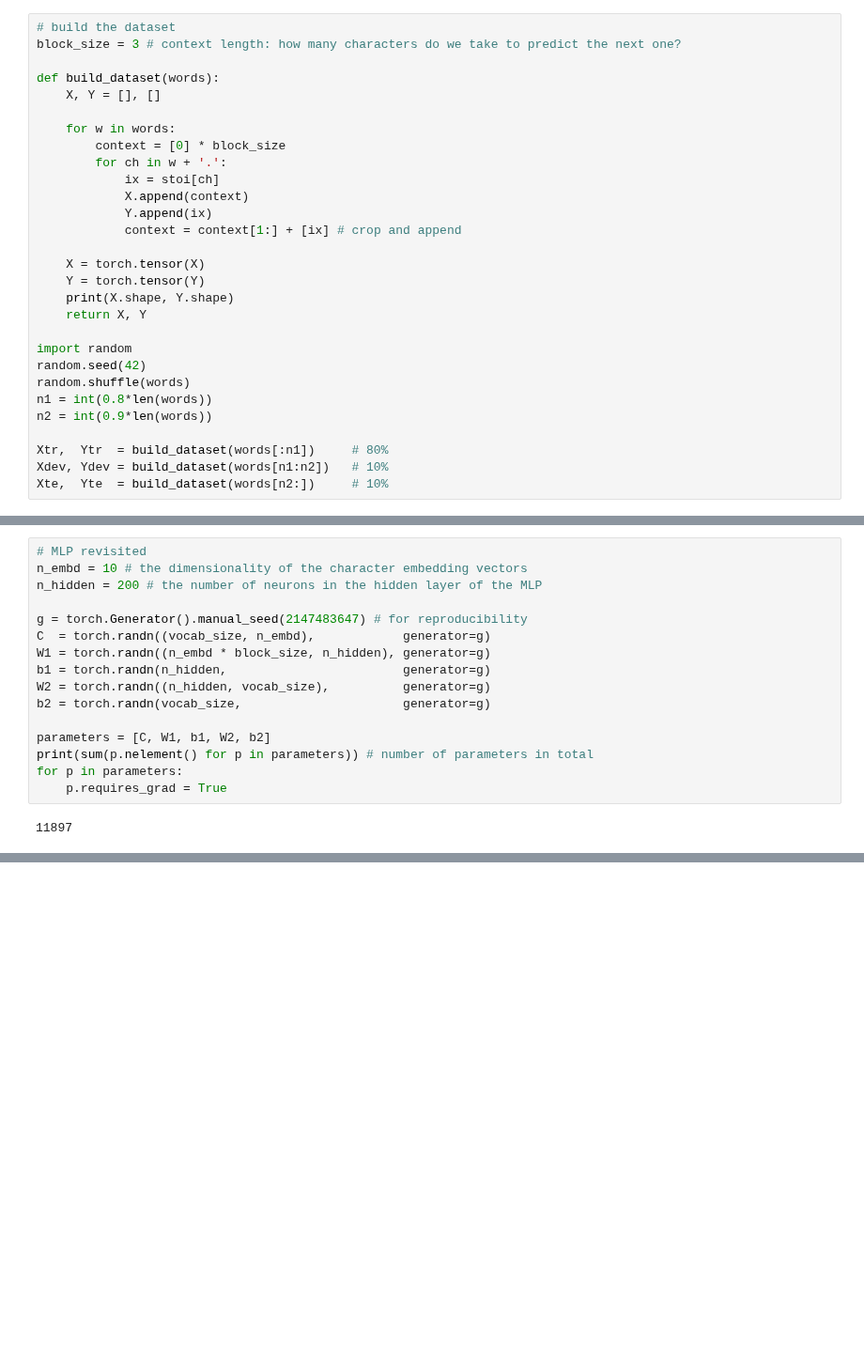
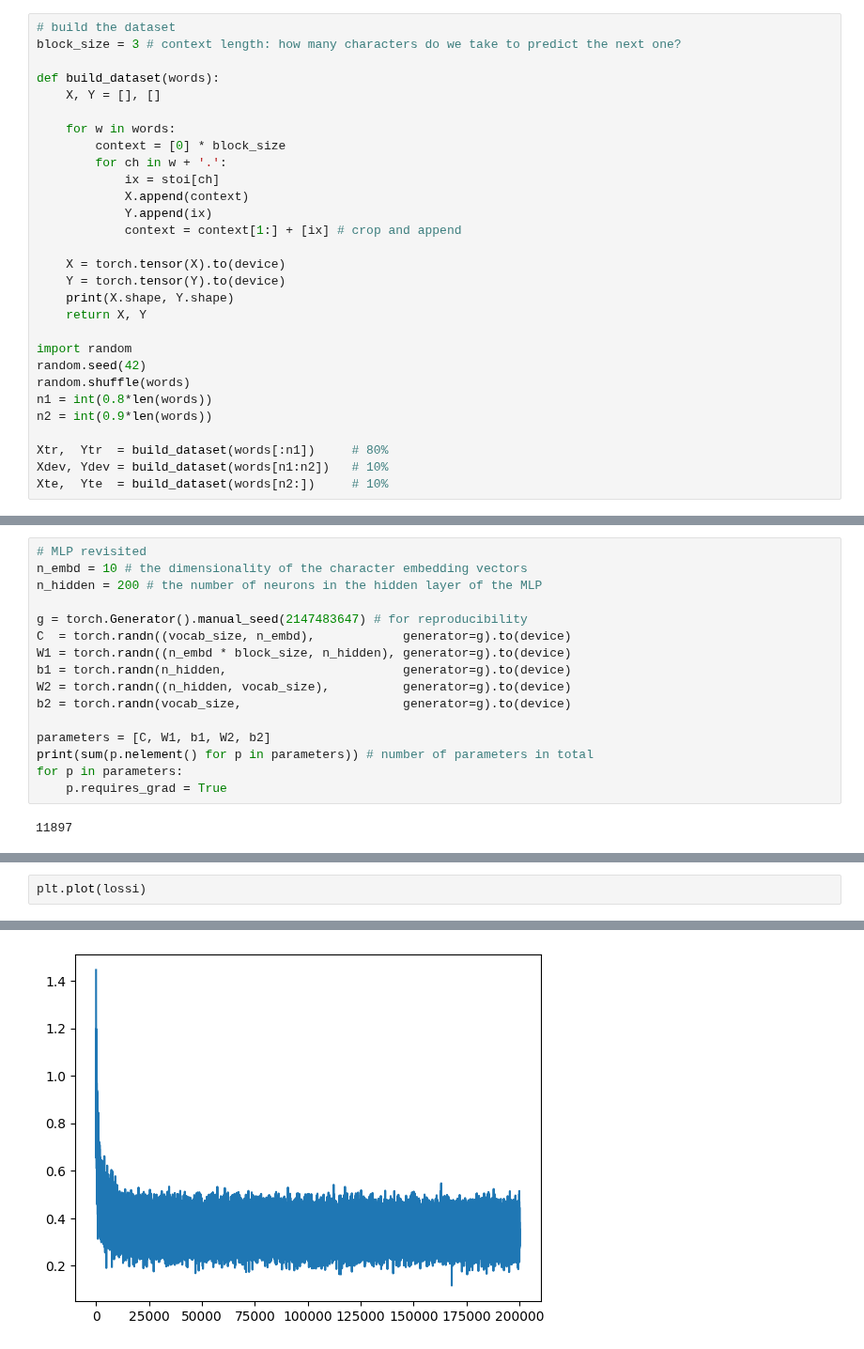
Before and after one commit to rkaunismaa/KarpathyNeuralNetworks, a Jupyter notebook: makemore_part3_bn.ipynb, the cells around one changed output, grey strips where cells are left out. Shown at 94% size. Saved outputs shown, nothing was run; the diff lists cells and outputs as text; blank space fills up the shorter version.

```diff
--- a/makemore_part3_bn.ipynb
+++ b/makemore_part3_bn.ipynb
@@ -62,8 +62,8 @@ def build_dataset(words):
             Y.append(ix)
             context = context[1:] + [ix] # crop and append
 
-    X = torch.tensor(X)
-    Y = torch.tensor(Y)
+    X = torch.tensor(X).to(device)
+    Y = torch.tensor(Y).to(device)
     print(X.shape, Y.shape)
     return X, Y
 
@@ -86,11 +86,11 @@ n_embd = 10 # the dimensionality of the character embedding vectors
 n_hidden = 200 # the number of neurons in the hidden layer of the MLP
 
 g = torch.Generator().manual_seed(2147483647) # for reproducibility
-C  = torch.randn((vocab_size, n_embd),            generator=g)
-W1 = torch.randn((n_embd * block_size, n_hidden), generator=g)
-b1 = torch.randn(n_hidden,                        generator=g)
-W2 = torch.randn((n_hidden, vocab_size),          generator=g)
-b2 = torch.randn(vocab_size,                      generator=g)
+C  = torch.randn((vocab_size, n_embd),            generator=g).to(device)
+W1 = torch.randn((n_embd * block_size, n_hidden), generator=g).to(device)
+b1 = torch.randn(n_hidden,                        generator=g).to(device)
+W2 = torch.randn((n_hidden, vocab_size),          generator=g).to(device)
+b2 = torch.randn(vocab_size,                      generator=g).to(device)
 
 parameters = [C, W1, b1, W2, b2]
 print(sum(p.nelement() for p in parameters)) # number of parameters in total
@@ -199,0 +200,3 @@ Wall time: 1min 6s
+# %%
+plt.plot(lossi)
+# %% [output]
@@ -199,0 +204 @@ Wall time: 1min 6s
+[figure, added]
```
Also changed, not shown: parts of 7 cells of this notebook.
